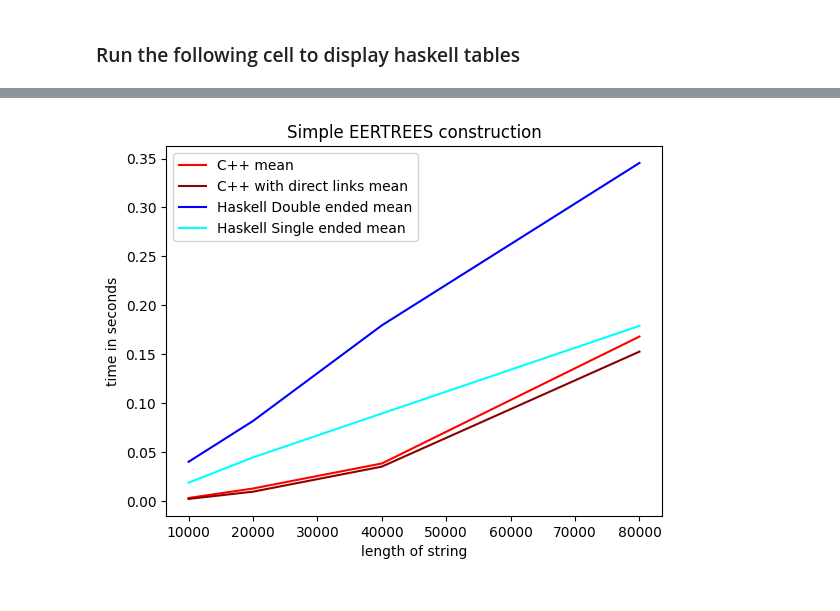
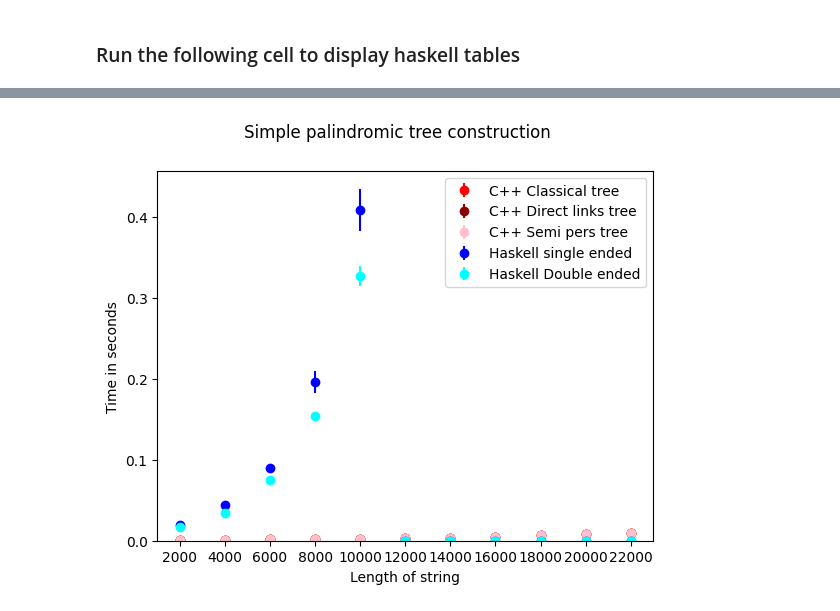
Before and after one commit to fizruk/eertree, a Jupyter notebook: bench/benchmarks.ipynb, the cells around one changed output, grey strips where cells are left out. Saved outputs shown, nothing was run; the diff lists cells and outputs as text; code cells hidden in the pictures.

Commit message:
Restructure benchmarks visualization

```diff
--- a/bench/benchmarks.ipynb
+++ b/bench/benchmarks.ipynb
@@ -96,18 +91,27 @@ with open(output_filename, 'w') as file:
 # %%
 import pandas as pd
 
+# Clean the ouput:
+output_filename = 'hs/output.txt'
+keywords = ['Completed', 'Running']
+filtered_lines = filter_lines(output_filename, keywords)
+with open(output_filename, 'w') as file:
+    for line in filtered_lines:
+        file.write(line)
+lines = []
 with open('hs/output.txt', 'r') as file:
     lines = file.readlines()
 
 haskell_dfs = []
 current_benchmark = None
 current_data = []
-
+haskell_table_names = []
 for line in lines:
     line = line.strip()
 
     # Check if it is a new benchmark
     if 'RUNNING...' in line:
+        haskell_table_names.append((line.split(' '))[1])
         current_benchmark = line.split(' ')[-1]
     elif 'FINISH' in line :
         df = pd.DataFrame(current_data, columns=['Metric', current_benchmark])
@@ -139,57 +142,88 @@ for idx, df in enumerate(haskell_dfs):
 # Manual extraction of desired values
 import matplotlib.pyplot as plt
 import numpy as np
-def second_conversion(str):
+import warnings
+
+warnings.simplefilter(action='ignore', category=FutureWarning)
+
+def convert_to_second(str):
     if(str == "ns"):
         return 0.000000001
     if(str == "μs"):
         return 0.000001
     if(str == "ms"):
         return 0.001
     if(str == "cs"):
         return 0.01
     if(str == "s"):
         return 1.0
     print(f"UNKNOWN {str}")
     return 1.0
+# Haskell indices
+list_ind, simple_ind, msubstr_ind, rich_ind, queries_ind = 0, 0, 0, 0, 0
+for i in range(0, len(haskell_table_names)):
+    if(haskell_table_names[i] == "list:"):
+        list_ind = i
+    elif(haskell_table_names[i] == "simple:"):
+        simple_ind = i
+    elif(haskell_table_names[i] == "msubstr-bench:"):
+        msubstr_ind = i
+    elif(haskell_table_names[i] == "rich-bench:"):
+        rich_ind = i
+    elif(haskell_table_names[i] == "queries-bench:"):
+        queries_ind = i
 
 # create data
-x = [10000, 20000, 40000, 80000]
-y1, y2, y3, y4 = [], [], [], []
-for index, row in c_tables[0].iterrows():
-    if "mean" in row[0]:
-        y1.append(float(row[2]))
-for index, row in c_tables[1].iterrows():
-    if "mean" in row[0]:
-        y3.append(float(row[2]))
-# plot lines
-plt.plot(x, y1, label = "C++ mean", color='red')
-plt.plot(x, y3, label = "C++ with direct links mean", color='darkred')
+x = []
+for i in range (1, 12):
+    x.append(i * 2000)
+# C++ data for simple construction
+c_mean, c_stddev = [], []
+for j in range(3):
+    c_mean.append([])
+    c_stddev.append([])
+    for index, row in c_tables[j].iterrows():
+        if "mean" in row[0]:
+            c_mean[j].append(float(row[2]))
+        if "stddev" in row[0]:
+            c_stddev[j].append(float(row[2]))
 
-y5, y6 = [], []
+# Haskell data for simple construction
+hs_mean, hs_stddev = [[], []], [[], []]
 desired = False
-for index, row in haskell_dfs[4].iterrows():
+for index, row in haskell_dfs[simple_ind].iterrows():
     if "@26/len" in row[1]:
         desired = True
     if desired and "mean" in row[0]:
-        y5.append(float(row[1].split(' ')[0]) * second_conversion(row[1].split(' ')[1]) )
-    if(len(y5) == 5):
+        hs_mean[0].append(float(row[1].split(' ')[0]) * convert_to_second(row[1].split(' ')[1]) )
+    if desired and "std" in row[0]:
+        row[1] = " ".join(row[1].split())
+        hs_stddev[0].append(float(row[1].split(' ')[1]) * convert_to_second(row[1].split(' ')[2]) )
+    if(len(hs_stddev[0]) == 11):
         break
-for index, row in haskell_dfs[0].iterrows():
+desired = False
+for index, row in haskell_dfs[list_ind].iterrows():
     if "@26/len" in row[1]:
         desired = True
     if desired and "mean" in row[0]:
-        y6.append(float(row[1].split(' ')[0]) * second_conversion(row[1].split(' ')[1]) )
-    if(len(y6) == 5):
+        hs_mean[1].append(float(row[1].split(' ')[0]) * convert_to_second(row[1].split(' ')[1]) )
+    row[1] = " ".join(row[1].split())
+    if desired and "std" in row[0]:
+        hs_stddev[1].append(float(row[1].split(' ')[1]) * convert_to_second(row[1].split(' ')[2]) )
+    if(len(hs_stddev[1]) == 11):
         break
-y5.pop()
-y6.pop()
-plt.plot(x, y5, label = "Haskell Double ended mean", color='blue')
-plt.plot(x, y6, label = "Haskell Single ended mean", color='cyan')
-plt.xlabel('length of string')
-plt.ylabel('time in seconds')
+
+plt.xticks(x)
+plt.errorbar(x, c_mean[0], yerr=c_stddev[0], fmt="o", color="r", label="C++ Classical tree")
+plt.errorbar(x, c_mean[1], yerr=c_stddev[1], fmt="o", color="darkred", label="C++ Direct links tree")
+plt.errorbar(x, c_mean[2], yerr=c_stddev[2], fmt="o", color="pink", label="C++ Semi pers tree")
+plt.errorbar(x, hs_mean[0], yerr=hs_stddev[0], fmt="o", color="b", label="Haskell single ended")
+plt.errorbar(x,hs_mean[1], yerr=hs_stddev[1], fmt="o", color="cyan", label="Haskell Double ended")
+plt.ylabel("Time in seconds")
+plt.xlabel(f"Length of string")
+plt.ylim(0)
+plt.suptitle("Simple palindromic tree construction")
 plt.legend()
-plt.title('Simple EERTREES construction')
 plt.show()
 # %% [output]
-[figure, old version]
+[figure, new version]
```
Also changed, not shown: parts of 15 cells of this notebook, 1 other file.
